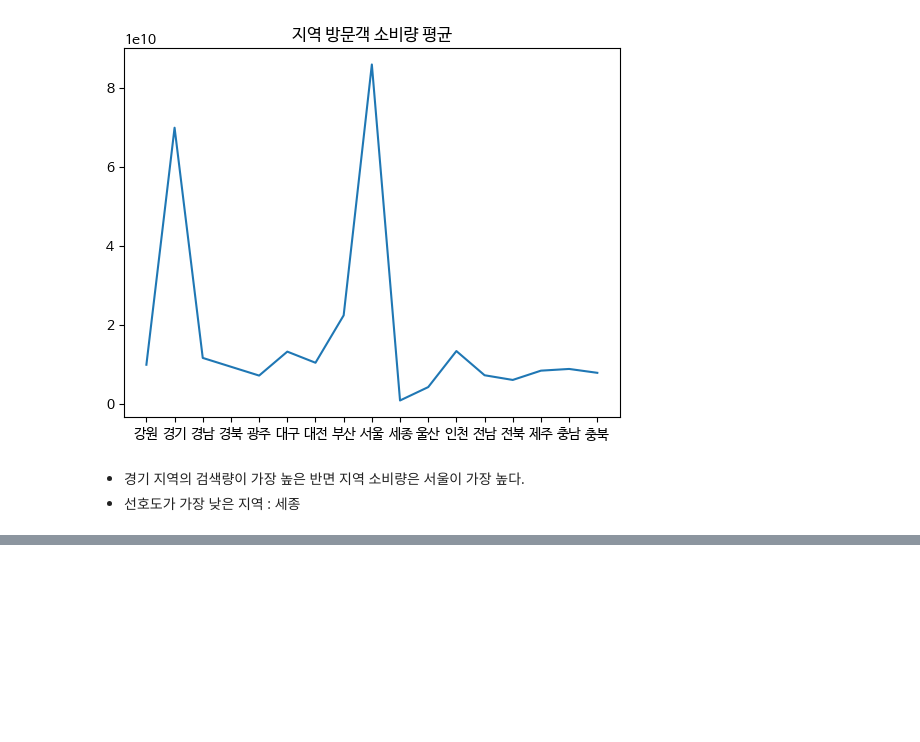
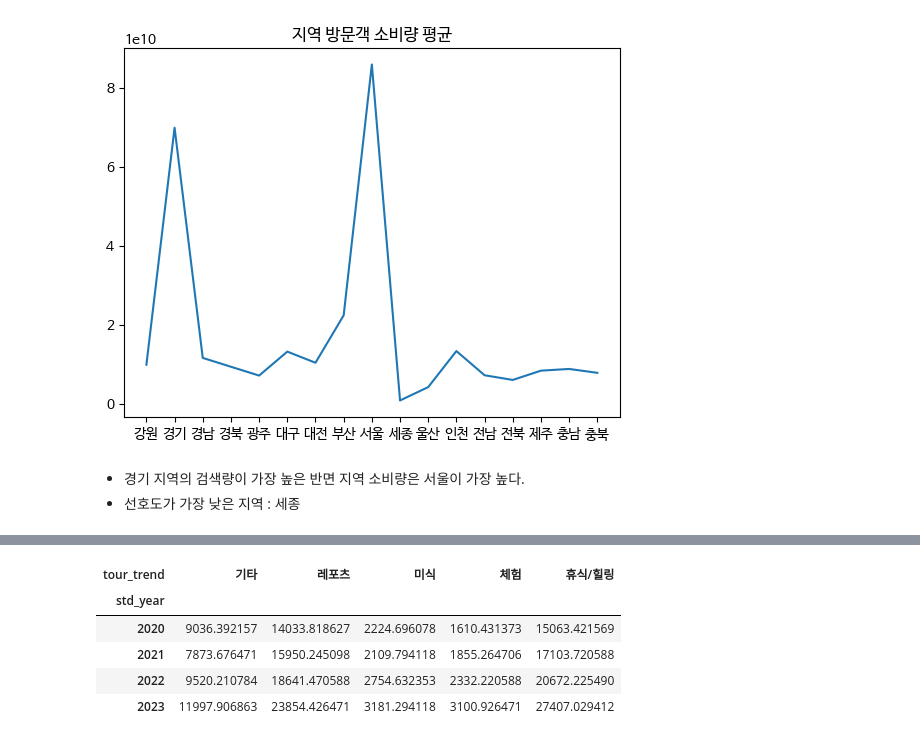
Before and after one commit to btg1631/study_data_analytics, a Jupyter notebook: docs/project_trip/EDA.ipynb, the cells around one changed output, grey strips where cells are left out. Cells and saved outputs as stored; diff of their text form; code cells hidden in the pictures; blank space fills up the shorter version.

```diff
--- a/docs/project_trip/EDA.ipynb
+++ b/docs/project_trip/EDA.ipynb
@@ -421,0 +433,12 @@ Text(0.5, 1.0, '지역 방문객 소비량 평균')
+# %%
+# 연도별 평균
+grouped = df_search_trend.groupby(['std_year', 'tour_trend'])
+trend_mean = grouped['num_mention'].mean().unstack()
+trend_mean
+# %% [output]
+| tour_trend | 기타 | 레포츠 | 미식 | 체험 | 휴식/힐링 |
+| std_year |  |  |  |  |  |
+| 2020 | 9036.392157 | 14033.818627 | 2224.696078 | 1610.431373 | 15063.421569 |
+| 2021 | 7873.676471 | 15950.245098 | 2109.794118 | 1855.264706 | 17103.720588 |
+| 2022 | 9520.210784 | 18641.470588 | 2754.632353 | 2332.220588 | 20672.225490 |
+| 2023 | 11997.906863 | 23854.426471 | 3181.294118 | 3100.926471 | 27407.029412 |
```
Also changed, not shown: parts of 5 cells of this notebook.
